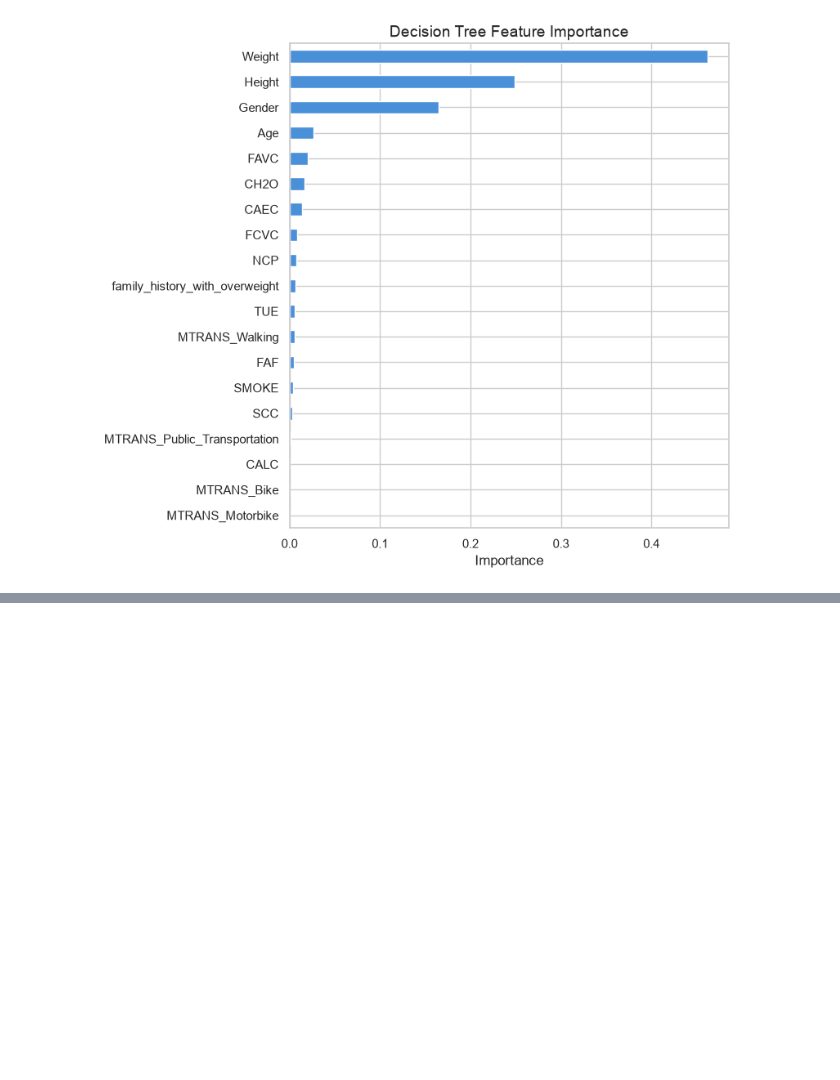
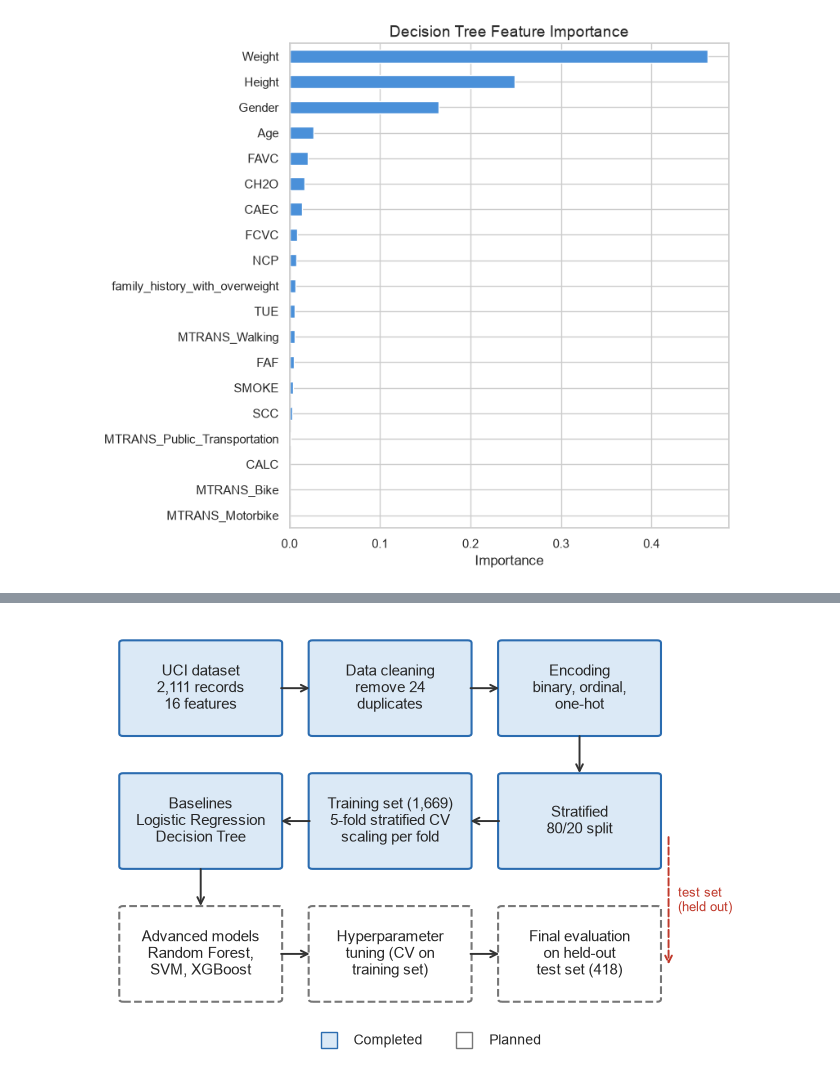
Before and after one commit to SoumayaTmane/MachineLearning-Project, a Jupyter notebook: DataCleaning.ipynb, the cells around one changed output, grey strips where cells are left out. Saved outputs shown, nothing was run; the diff lists cells and outputs as text; code cells hidden in the pictures; blank space fills up the shorter version.

Commit message:
Added Conclusions, and workflow graph of the project

```diff
--- a/DataCleaning.ipynb
+++ b/DataCleaning.ipynb
@@ -493,0 +508,51 @@ Tree depth: 16  Leaves: 119
+# %%
+# 7.1 Project Workflow Diagram (visual map for the report)
+from matplotlib.patches import FancyBboxPatch
+
+steps = [
+    # (x, y, text, completed)
+    (0, 2, 'UCI dataset\n2,111 records\n16 features', True),
+    (1, 2, 'Data cleaning\nremove 24\nduplicates', True),
+    (2, 2, 'Encoding\nbinary, ordinal,\none-hot', True),
+    (2, 1, 'Stratified\n80/20 split', True),
+    (1, 1, 'Training set (1,669)\n5-fold stratified CV\nscaling per fold', True),
+    (0, 1, 'Baselines\nLogistic Regression\nDecision Tree', True),
+    (0, 0, 'Advanced models\nRandom Forest,\nSVM, XGBoost', False),
+    (1, 0, 'Hyperparameter\ntuning (CV on\ntraining set)', False),
+    (2, 0, 'Final evaluation\non held-out\ntest set (418)', False),
+]
+box_w, box_h = 0.82, 0.68
+
+fig, ax = plt.subplots(figsize=(6.8, 4.6))
+for x, y, text, done in steps:
+    ax.add_patch(FancyBboxPatch((x - box_w / 2, y - box_h / 2), box_w, box_h,
+                                boxstyle='round,pad=0.02',
+                                facecolor='#dbe9f6' if done else 'white',
+                                edgecolor='#2b6cb0' if done else '#777777',
+                                linestyle='-' if done else '--', linewidth=1.5))
+    ax.text(x, y, text, ha='center', va='center', fontsize=11)
+
+# Arrows follow the order of the steps (snake layout)
+for (x1, y1, *_), (x2, y2, *_) in zip(steps, steps[1:]):
+    dx, dy = x2 - x1, y2 - y1
+    start = (x1 + dx * box_w / 2, y1 + dy * box_h / 2)
+    end = (x2 - dx * box_w / 2, y2 - dy * box_h / 2)
+    ax.annotate('', xy=end, xytext=start, arrowprops=dict(arrowstyle='->', color='#333333', lw=1.4))
+
+# The test set skips all training steps and is only used at the end
+ax.annotate('', xy=(2.47, -0.1), xytext=(2.47, 0.9),
+            arrowprops=dict(arrowstyle='->', color='#c0392b', lw=1.4, linestyle='--'))
+ax.text(2.52, 0.4, 'test set\n(held out)', fontsize=9, color='#c0392b', va='center')
+
+ax.plot([], [], 's', markersize=12, markerfacecolor='#dbe9f6', markeredgecolor='#2b6cb0', label='Completed')
+ax.plot([], [], 's', markersize=12, markerfacecolor='white', markeredgecolor='#777777', label='Planned')
+ax.legend(loc='upper center', bbox_to_anchor=(0.5, -0.02), ncol=2, frameon=False, fontsize=10)
+
+ax.set_xlim(-0.5, 2.9)
+ax.set_ylim(-0.45, 2.45)
+ax.axis('off')
+plt.tight_layout()
+plt.savefig('figures/project_workflow.png', dpi=300, bbox_inches='tight')
+plt.show()
+# %% [output]
+[figure, added]
```
Also changed, not shown: parts of 2 cells of this notebook.
